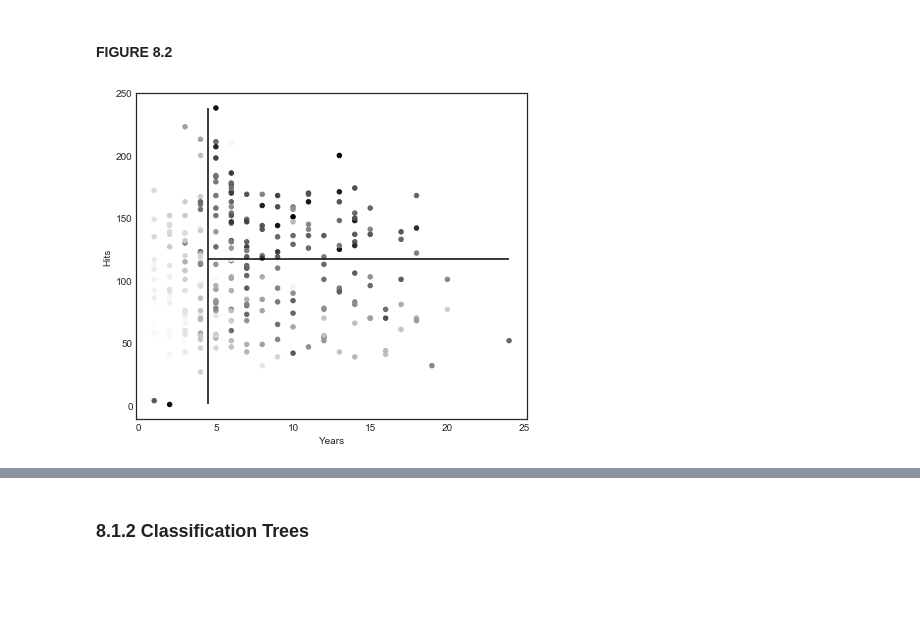
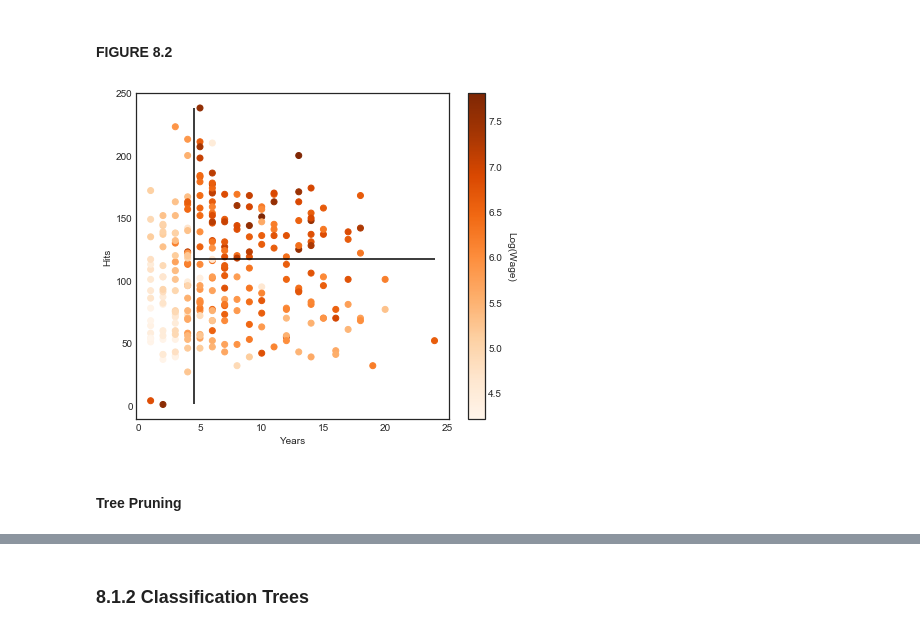
Before and after one commit to pedvide/ISLR_Python, a Jupyter notebook: Chapter8_Tree_Based_Methods.ipynb, the cells around one changed output, grey strips where cells are left out. Drawn from its saved outputs; the diff is of its cells as text; code cells hidden in the pictures; blank space fills up the shorter version.

```diff
--- a/Chapter8_Tree_Based_Methods.ipynb
+++ b/Chapter8_Tree_Based_Methods.ipynb
@@ -77,21 +77,28 @@ for node, feature in enumerate(regressionTree.tree_.feature):
     if feature != -2: # node
         lines.append((feature, regressionTree.tree_.threshold[node]))
 # %%
+fig, ax = plt.subplots(1, 1, figsize=(7,6))
 # the color indicates the value
-ax = X.plot('Years', 'Hits', kind='scatter', color=y, figsize=(7,6))
+sc = ax.scatter(X.Years, X.Hits, c=y, cmap='Oranges')
+ax.set_ylabel('Hits')
+ax.set_xlabel('Years')
 # this algorithm doesn't really work for other cases...
 last_threshold = None
 for feature, threshold in lines:
     if feature == 0:
         if not last_threshold:
             ax.vlines(threshold, ymin=X.iloc[:,0].min(), ymax=X.iloc[:,1].max())
         else:
             ax.vlines(threshold, ymin=X.iloc[:,0].min(), ymax=last_threshold)
     else:
         if not last_threshold:
             ax.hlines(threshold, xmin=X.iloc[:,1].min(), xmax=X.iloc[:,0].max())
         else:
             ax.hlines(threshold, xmin=last_threshold, xmax=X.iloc[:,0].max())
     last_threshold = threshold
+cbar = plt.colorbar(sc)
+cbar.ax.set_ylabel('Log(Wage)', rotation=-90, va="bottom");
 # %% [output]
-[figure, old version]
+[figure, new version]
+# %% [markdown]
+#### Tree Pruning
```
Also changed, not shown: parts of 5 cells of this notebook.
